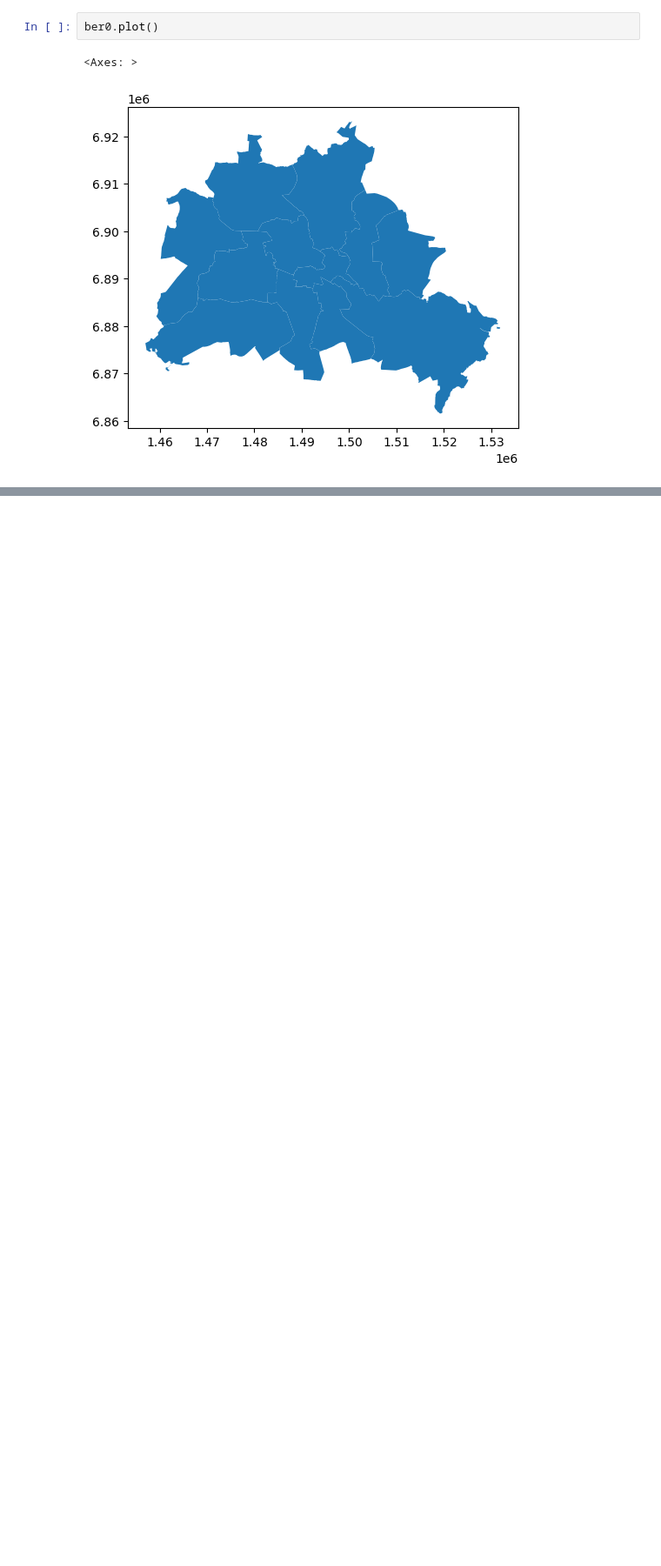
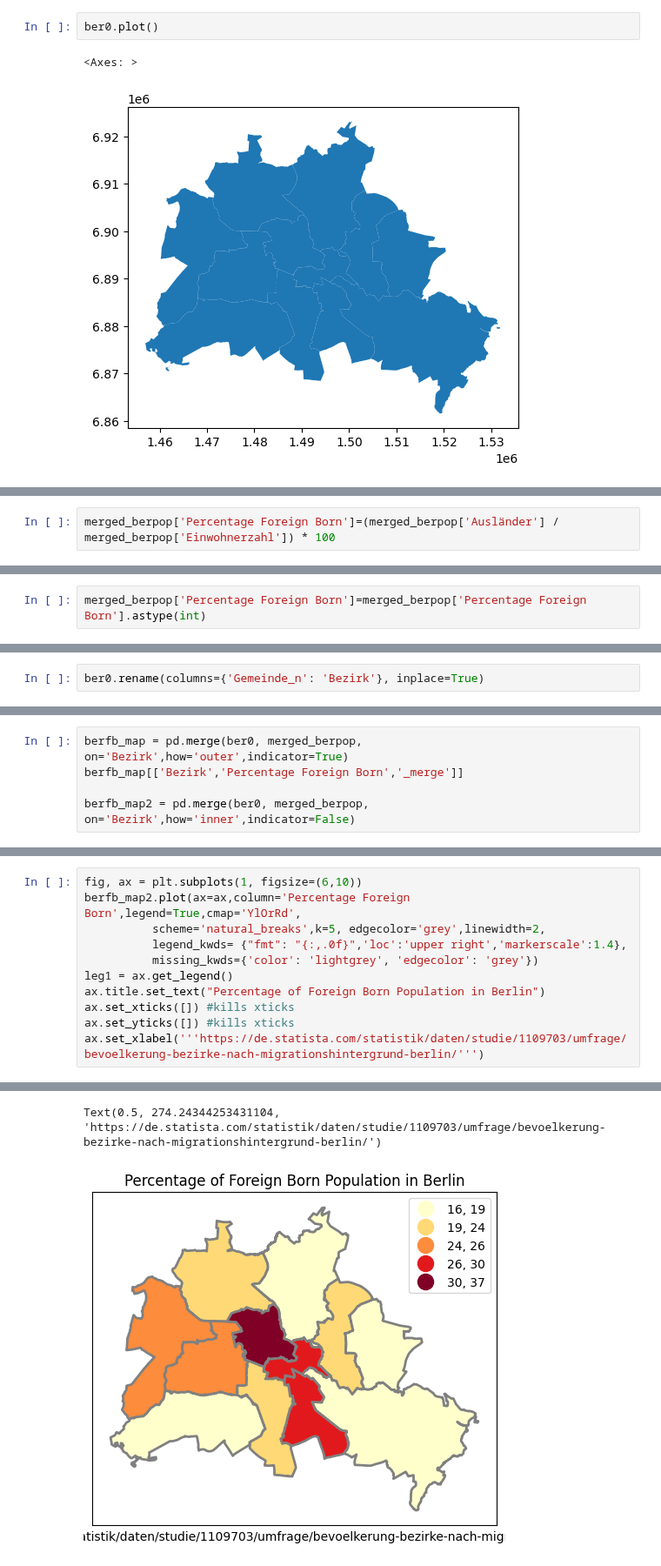
Before and after one commit to hbeck118/GIS, a Jupyter notebook: Berlin.ipynb, the cells around one changed output, grey strips where cells are left out. Shown at 87% size. Saved outputs shown, nothing was run; the diff lists cells and outputs as text; blank space fills up the shorter version.

```diff
--- a/Berlin.ipynb
+++ b/Berlin.ipynb
@@ -82,0 +127,2 @@ merged_berpop = pd.merge(berfb, berpop, on='')
+# %%
+merged_berpop['Percentage Foreign Born']=(merged_berpop['Ausländer'] / merged_berpop['Einwohnerzahl']) * 100
@@ -82,0 +135,2 @@ merged_berpop = pd.merge(berfb, berpop, on='')
+# %%
+merged_berpop['Percentage Foreign Born']=merged_berpop['Percentage Foreign Born'].astype(int)
@@ -82,0 +160,2 @@ merged_berpop = pd.merge(berfb, berpop, on='')
+# %%
+ber0.rename(columns={'Gemeinde_n': 'Bezirk'}, inplace=True)
@@ -82,0 +179,5 @@ merged_berpop = pd.merge(berfb, berpop, on='')
+# %%
+berfb_map = pd.merge(ber0, merged_berpop, on='Bezirk',how='outer',indicator=True)
+berfb_map[['Bezirk','Percentage Foreign Born','_merge']]
+
+berfb_map2 = pd.merge(ber0, merged_berpop, on='Bezirk',how='inner',indicator=False)
@@ -82,0 +198,12 @@ merged_berpop = pd.merge(berfb, berpop, on='')
+# %%
+fig, ax = plt.subplots(1, figsize=(6,10))
+berfb_map2.plot(ax=ax,column='Percentage Foreign Born',legend=True,cmap='YlOrRd',
+          scheme='natural_breaks',k=5, edgecolor='grey',linewidth=2,
+          legend_kwds= {"fmt": "{:,.0f}",'loc':'upper right','markerscale':1.4},
+          missing_kwds={'color': 'lightgrey', 'edgecolor': 'grey'})
+leg1 = ax.get_legend()
+ax.title.set_text("Percentage of Foreign Born Population in Berlin")
+ax.set_xticks([]) #kills xticks
+ax.set_yticks([]) #kills xticks
+ax.set_xlabel('''https://de.statista.com/statistik/daten/studie/1109703/umfrage/bevoelkerung-bezirke-nach-migrationshintergrund-berlin/''')
+# %% [output]
@@ -82,0 +213,2 @@ merged_berpop = pd.merge(berfb, berpop, on='')
+Text(0.5, 274.24344253431104, 'https://de.statista.com/statistik/daten/studie/1109703/umfrage/bevoelkerung-bezirke-nach-migrationshintergrund-berlin/')
+[figure, added]
```
Also changed, not shown: parts of 13 cells of this notebook.
